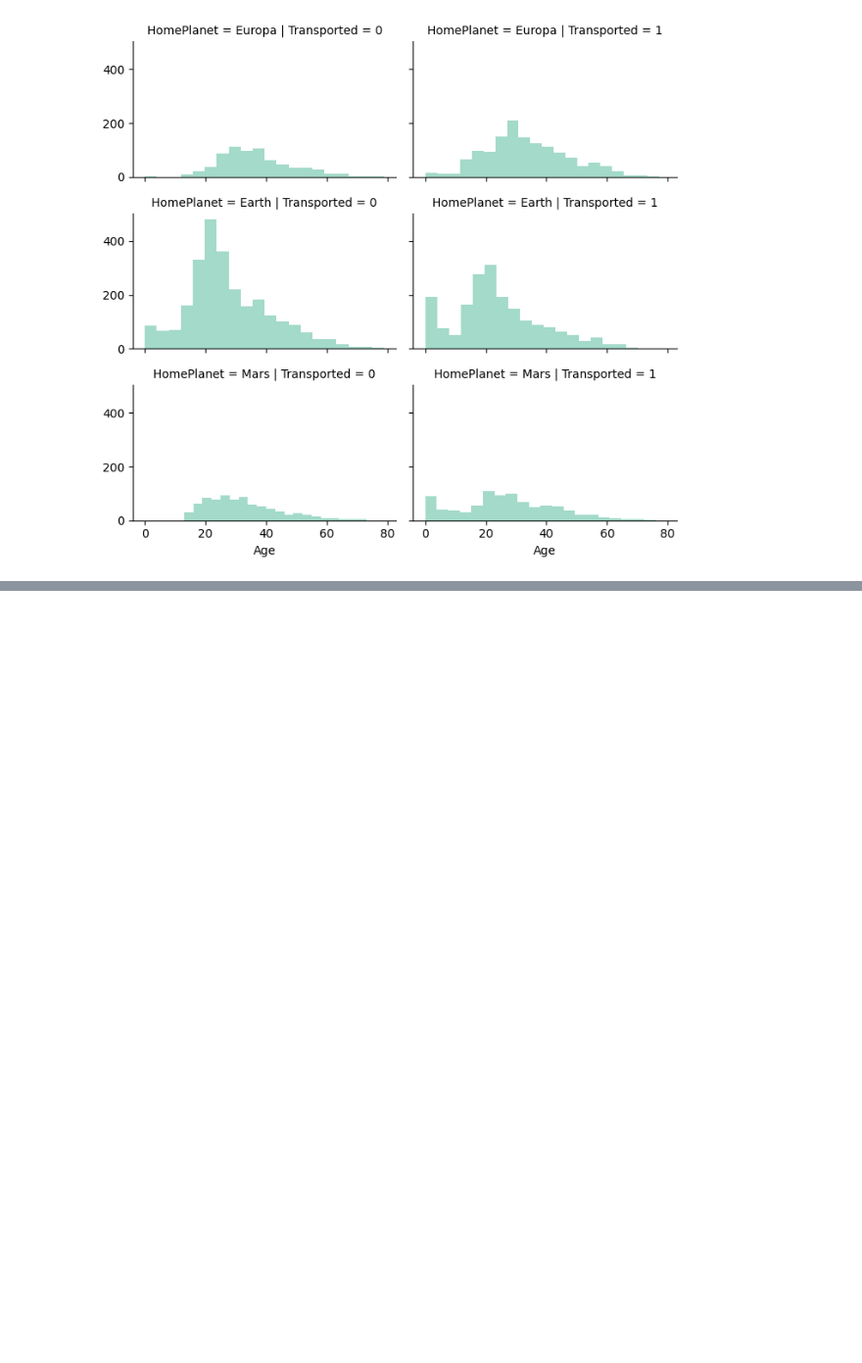
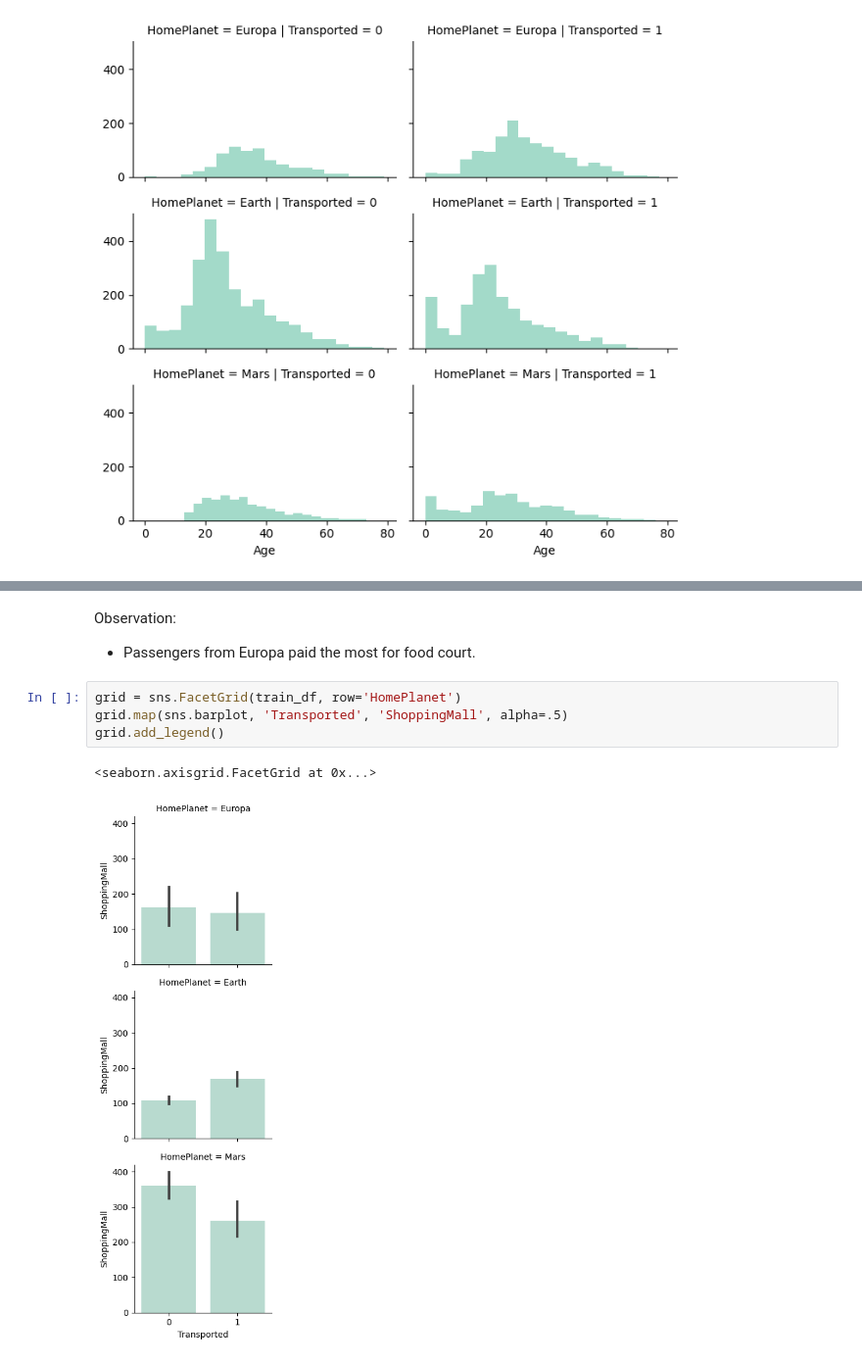
Before and after one commit to MartaSeidler/Kaggle_Competition_Spaceship_Titanic, a Jupyter notebook: spaceship-titanic.ipynb, the cells around one changed output, grey strips where cells are left out. Shown at 98% size. Saved outputs shown, nothing was run; the diff lists cells and outputs as text; blank space fills up the shorter version.

```diff
--- a/spaceship-titanic.ipynb
+++ b/spaceship-titanic.ipynb
@@ -159,0 +214,10 @@ grid.add_legend()
+# %% [markdown]
+Observation:
+* Passengers from Europa paid the most for food court.
+# %%
+grid = sns.FacetGrid(train_df, row='HomePlanet')
+grid.map(sns.barplot, 'Transported', 'ShoppingMall', alpha=.5)
+grid.add_legend()
+# %% [output]
+<seaborn.axisgrid.FacetGrid at 0x...>
+[figure, added]
```
Also changed, not shown: parts of 18 cells of this notebook.
